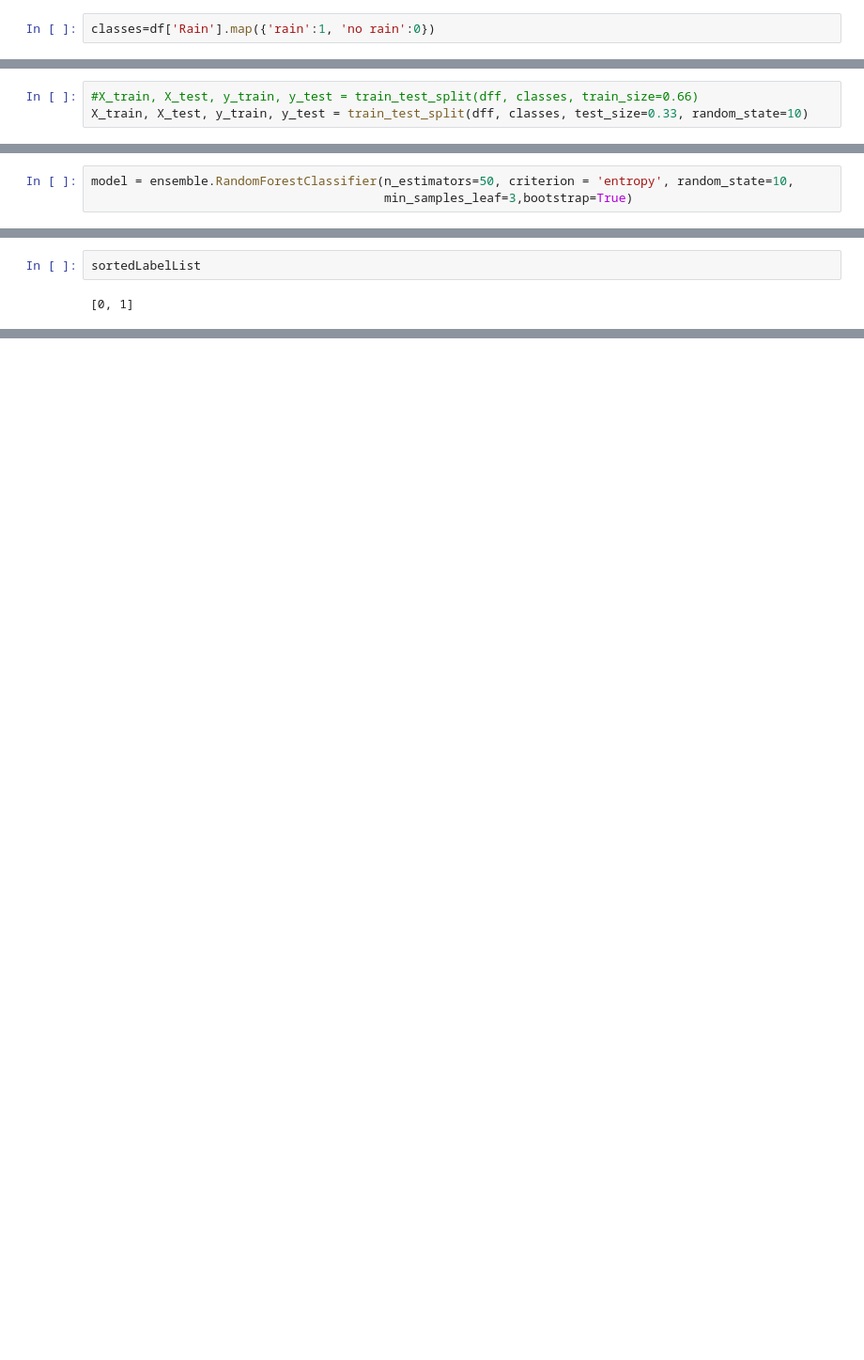
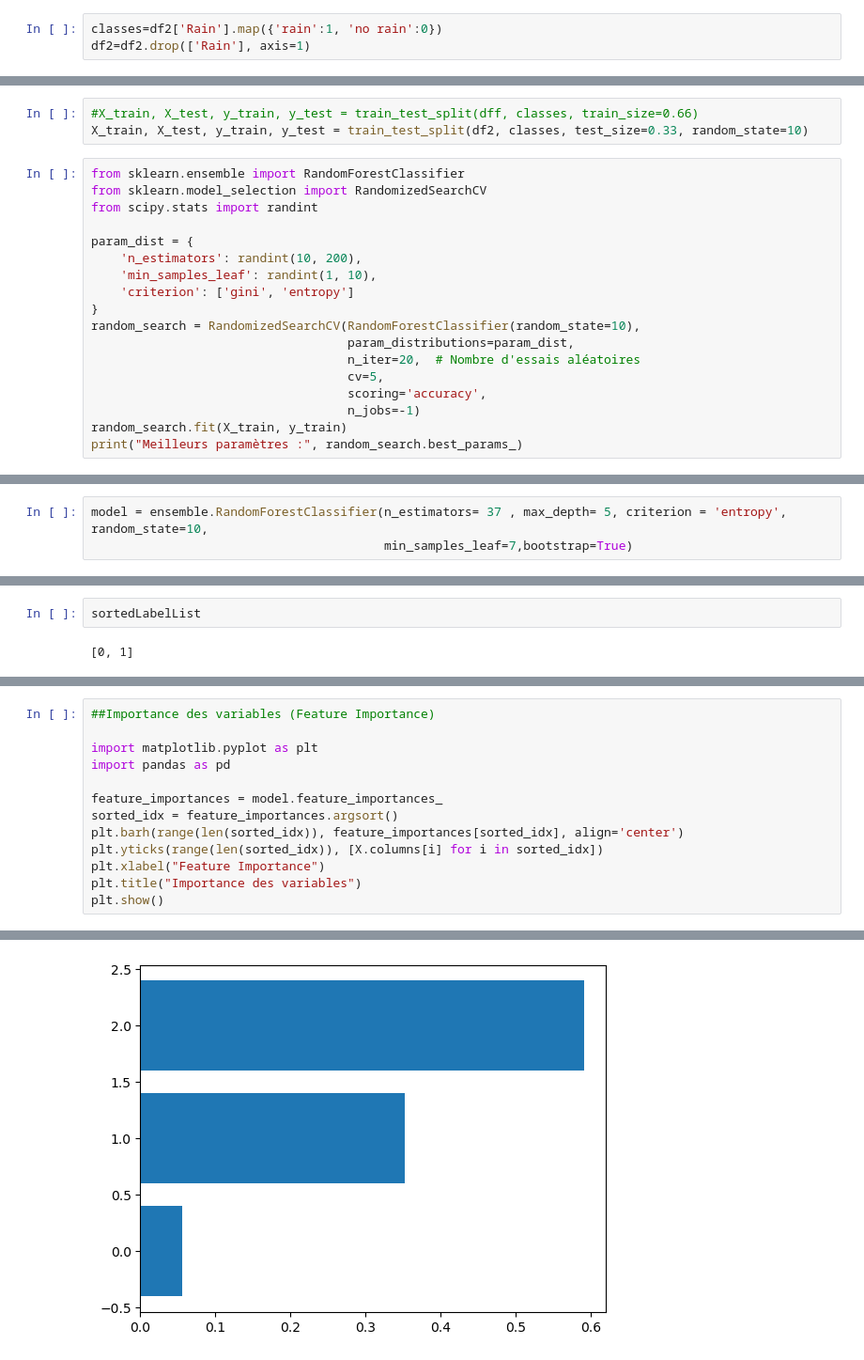
Before and after one commit to ymalki/AI, a Jupyter notebook: NB_random_forests.ipynb, the cells around one changed output, grey strips where cells are left out. Shown at 94% size. Drawn from its saved outputs; the diff is of its cells as text; blank space fills up the shorter version.

```diff
--- a/NB_random_forests.ipynb
+++ b/NB_random_forests.ipynb
@@ -69,3 +74,4 @@ classes = classes.sample(n=df.shape[0], random_state=10)
 # %%
-classes=df['Rain'].map({'rain':1, 'no rain':0})
+classes=df2['Rain'].map({'rain':1, 'no rain':0})
+df2=df2.drop(['Rain'], axis=1)
 # %%
@@ -88,3 +89,21 @@ dff.head()
 # %%
 #X_train, X_test, y_train, y_test = train_test_split(dff, classes, train_size=0.66)
-X_train, X_test, y_train, y_test = train_test_split(dff, classes, test_size=0.33, random_state=10)
+X_train, X_test, y_train, y_test = train_test_split(df2, classes, test_size=0.33, random_state=10)
+# %%
+from sklearn.ensemble import RandomForestClassifier
+from sklearn.model_selection import RandomizedSearchCV
+from scipy.stats import randint
+
+param_dist = {
+    'n_estimators': randint(10, 200),
+    'min_samples_leaf': randint(1, 10),
+    'criterion': ['gini', 'entropy']
+}
+random_search = RandomizedSearchCV(RandomForestClassifier(random_state=10),
+                                   param_distributions=param_dist,
+                                   n_iter=20,  # Nombre d'essais aléatoires
+                                   cv=5,
+                                   scoring='accuracy',
+                                   n_jobs=-1)
+random_search.fit(X_train, y_train)
+print("Meilleurs paramètres :", random_search.best_params_)
@@ -98,8 +119,8 @@ Humidity       float64
 Pressure       float64
 dtype: object
 # %%
-model = ensemble.RandomForestClassifier(n_estimators=50, criterion = 'entropy', random_state=10,
-                                        min_samples_leaf=3,bootstrap=True)
+model = ensemble.RandomForestClassifier(n_estimators= 37 , max_depth= 5, criterion = 'entropy', random_state=10,
+                                        min_samples_leaf=7,bootstrap=True)
 # %%
 model.fit(X_train, y_train)
 sortedLabelList = sorted(list(set(classes)))
@@ -153,0 +187,14 @@ TypeError: can only concatenate str (not "int") to str
+# %%
+##Importance des variables (Feature Importance)
+
+import matplotlib.pyplot as plt
+import pandas as pd
+
+feature_importances = model.feature_importances_
+sorted_idx = feature_importances.argsort()
+plt.barh(range(len(sorted_idx)), feature_importances[sorted_idx], align='center')
+plt.yticks(range(len(sorted_idx)), [X.columns[i] for i in sorted_idx])
+plt.xlabel("Feature Importance")
+plt.title("Importance des variables")
+plt.show()
+# %% [output]
@@ -153,0 +202 @@ TypeError: can only concatenate str (not "int") to str
+[figure, added]
```
Also changed, not shown: parts of 25 cells of this notebook.
